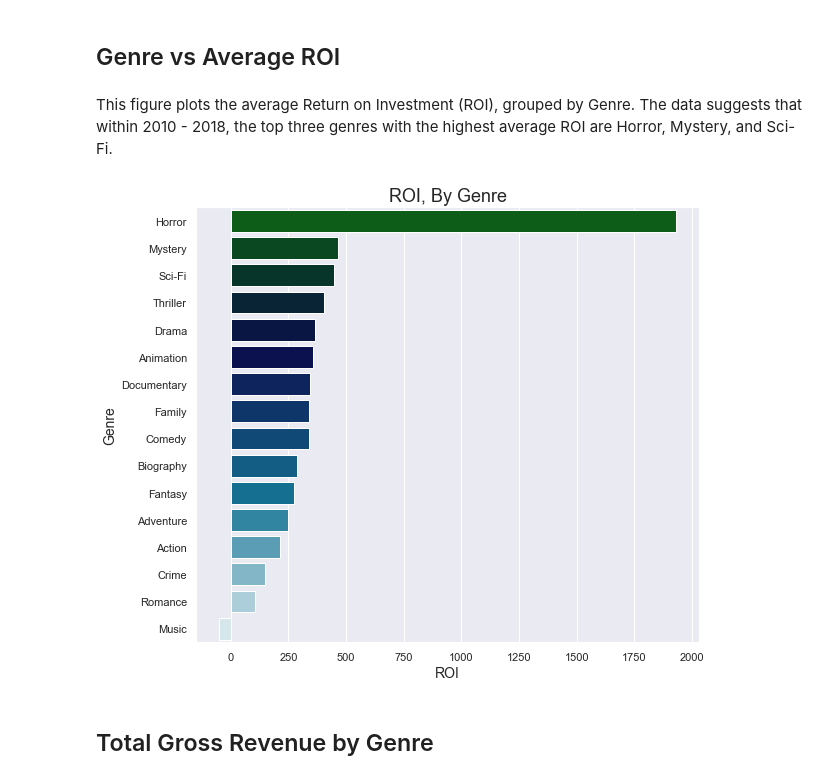
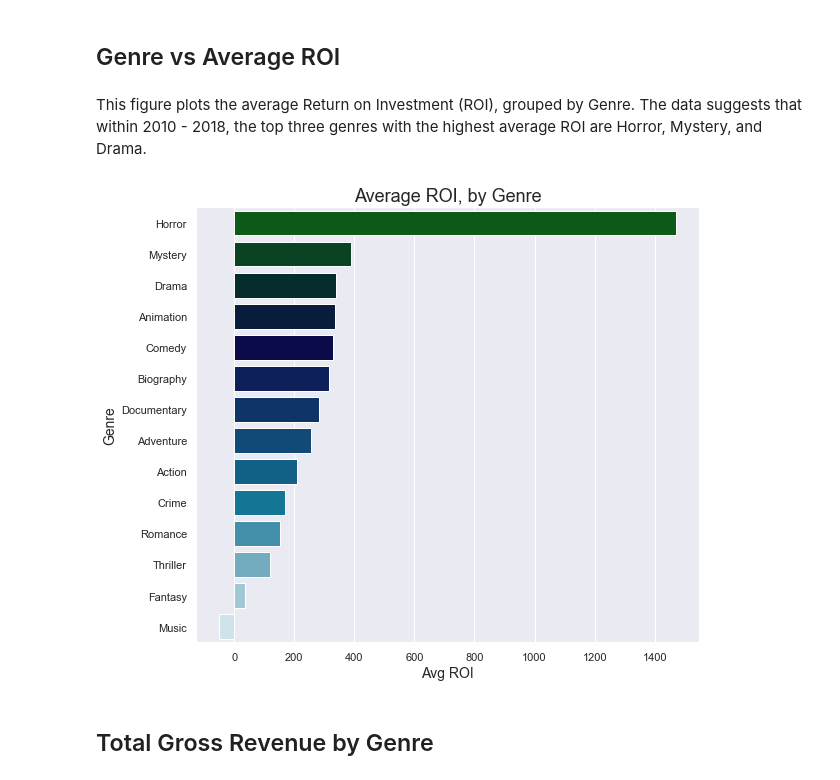
Before and after one commit to christiantsui/Movie-Data-Exploratory-Analysis, a Jupyter notebook: student.ipynb, the cells around one changed output. Drawn from its saved outputs; the diff is of its cells as text; code cells hidden in the pictures.

```diff
--- a/student.ipynb
+++ b/student.ipynb
@@ -354,22 +337,26 @@ gross_genre_budget = gross_genre_budget.drop(['year','total_gross','release_date
+# %%
+genre_roi_df = gross_genre_budget.loc[:,['title','main_genre','roi']]
+# %%
+genre_roi_df = genre_roi_df.iloc[2:]
 # %%
 # ROI, worldwide_gross, and production_budget grouped by genre, sorting values by 'ROI'
-gross_genre_budget = gross_genre_budget.groupby('main_genre').mean().sort_values(by='ROI', ascending=False)
+genre_roi_df = genre_roi_df.groupby('main_genre').mean().sort_values(by='roi', ascending=False)
 # %%
-gross_genre_budget.reset_index(inplace=True)
+genre_roi_df.reset_index(inplace=True)
 # %% [markdown]
 # Question 1 Analysis:
 # %% [markdown]
 ## Genre vs Average ROI
 # %% [markdown]
-This figure plots the average Return on Investment (ROI), grouped by Genre. The data suggests that within 2010 - 2018, the top three genres with the highest average ROI are Horror, Mystery, and Sci-Fi.
+This figure plots the average Return on Investment (ROI), grouped by Genre. The data suggests that within 2010 - 2018, the top three genres with the highest average ROI are Horror, Mystery, and Drama.
 # %%
 sns.set(rc={'figure.figsize':(9,8)})
-plot = sns.barplot('ROI','main_genre' , data = gross_genre_budget, order= gross_genre_budget['main_genre'], palette='ocean');
-plot.set_title('ROI, By Genre',fontsize=18);
-plt.xlabel('ROI', fontsize=14);
+plot = sns.barplot('roi','main_genre' , data = genre_roi_df, order= genre_roi_df['main_genre'], palette='ocean');
+plot.set_title('Average ROI, by Genre',fontsize=18);
+plt.xlabel('Avg ROI', fontsize=14);
 plt.ylabel('Genre', fontsize=14);
 # %% [output]
-[figure, old version]
+[figure, new version]
 # %% [markdown]
 ## Total Gross Revenue by Genre
 # %% [markdown]
```
Also changed, not shown: parts of 63 cells of this notebook.
